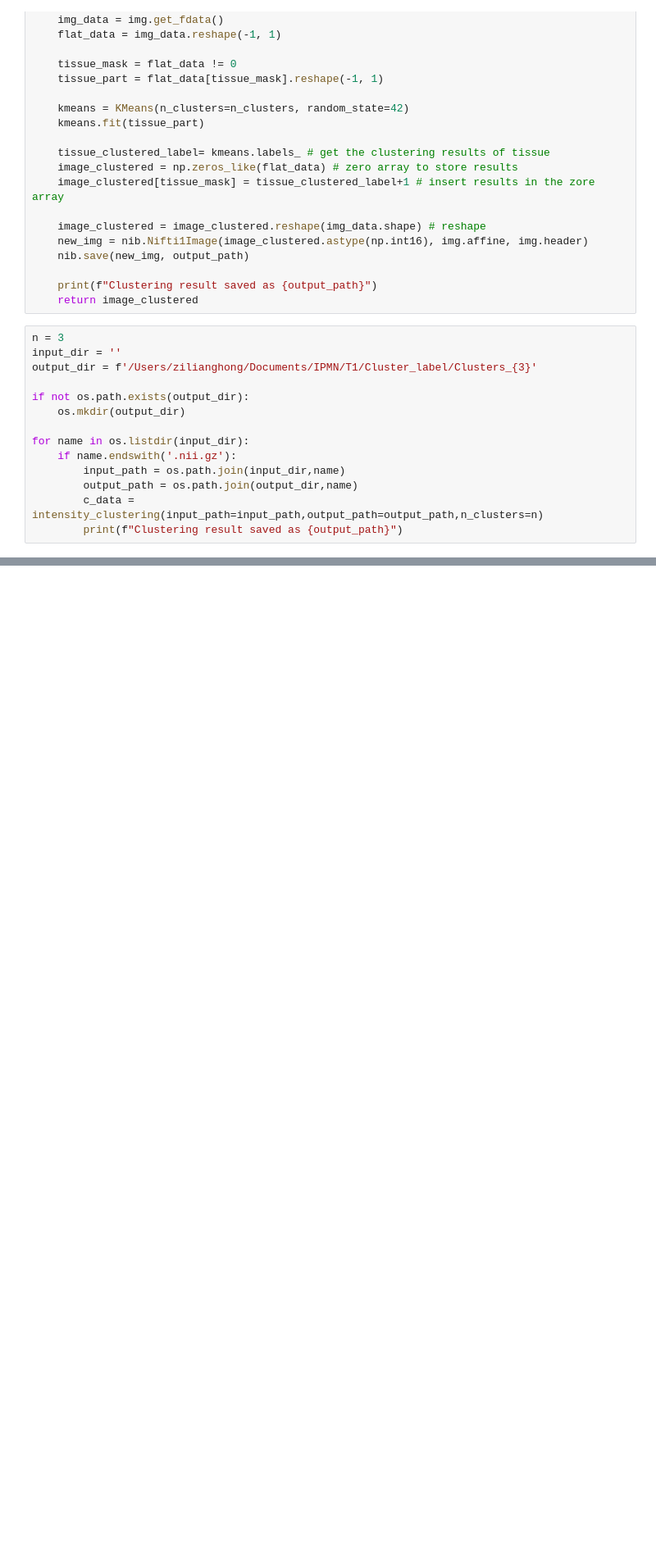
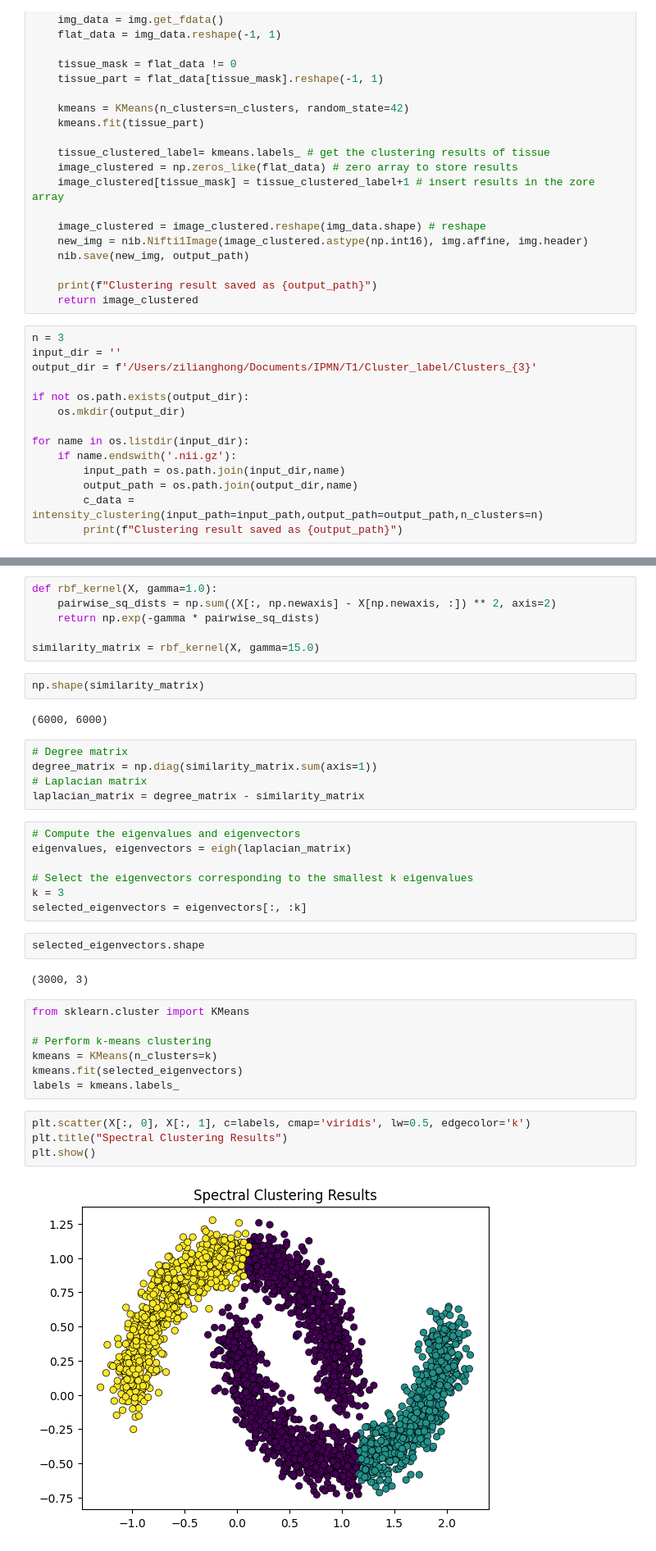
Before and after one commit to Zilian4/Pancreas-intensity-clustering, a Jupyter notebook: exp.ipynb, the cells around one changed output, grey strips where cells are left out. Shown: that part at 82% size. Cells and saved outputs as stored; diff of their text form; blank space fills up the shorter version.

```diff
--- a/exp.ipynb
+++ b/exp.ipynb
@@ -43,0 +56,39 @@ for name in os.listdir(input_dir):
+# %%
+def rbf_kernel(X, gamma=1.0):
+    pairwise_sq_dists = np.sum((X[:, np.newaxis] - X[np.newaxis, :]) ** 2, axis=2)
+    return np.exp(-gamma * pairwise_sq_dists)
+
+similarity_matrix = rbf_kernel(X, gamma=15.0)
+# %%
+np.shape(similarity_matrix)
+# %% [output]
+(6000, 6000)
+# %%
+# Degree matrix
+degree_matrix = np.diag(similarity_matrix.sum(axis=1))
+# Laplacian matrix
+laplacian_matrix = degree_matrix - similarity_matrix
+# %%
+# Compute the eigenvalues and eigenvectors
+eigenvalues, eigenvectors = eigh(laplacian_matrix)
+
+# Select the eigenvectors corresponding to the smallest k eigenvalues
+k = 3
+selected_eigenvectors = eigenvectors[:, :k]
+# %%
+selected_eigenvectors.shape
+# %% [output]
+(3000, 3)
+# %%
+from sklearn.cluster import KMeans
+
+# Perform k-means clustering
+kmeans = KMeans(n_clusters=k)
+kmeans.fit(selected_eigenvectors)
+labels = kmeans.labels_
+# %%
+plt.scatter(X[:, 0], X[:, 1], c=labels, cmap='viridis', lw=0.5, edgecolor='k')
+plt.title("Spectral Clustering Results")
+plt.show()
+# %% [output]
+[figure, added]
```
Also changed, not shown: parts of 3 cells of this notebook, 4 other files.
